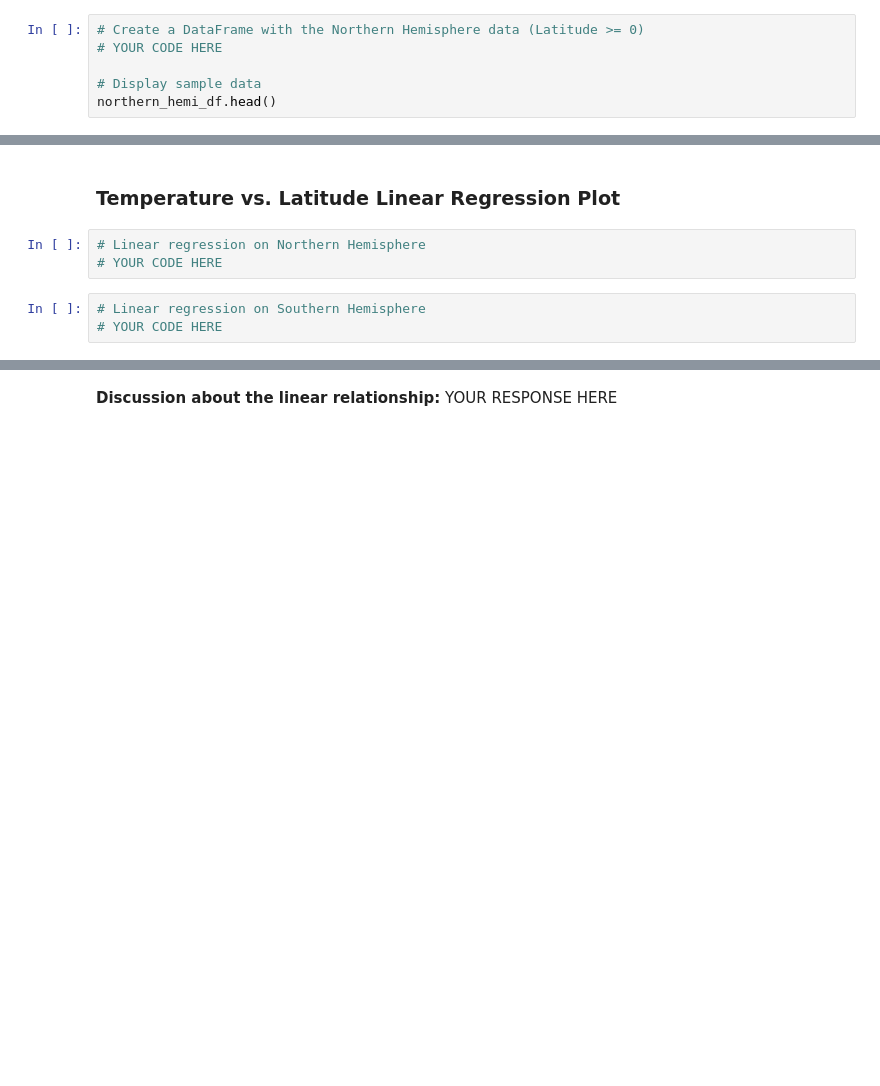
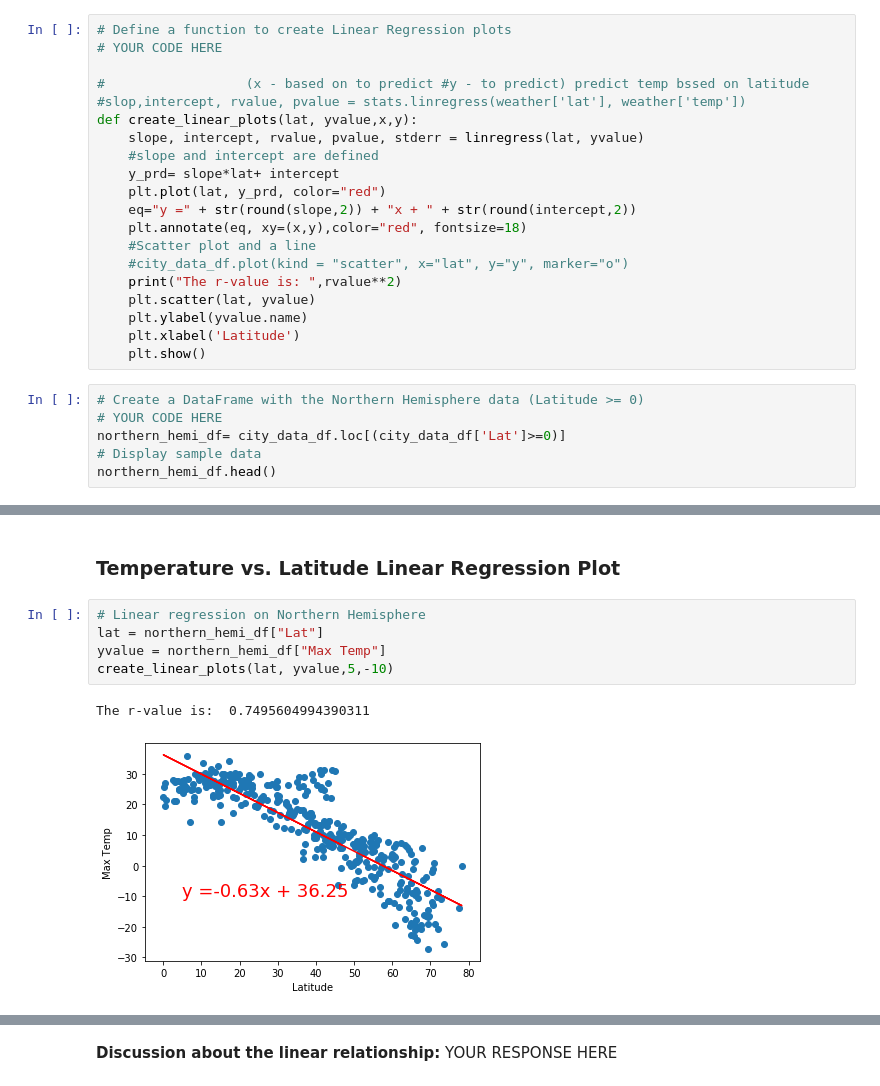
Before and after one commit to mukhran/Python_API, a Jupyter notebook: WeatherPy/WeatherPy.ipynb, the cells around one changed output, grey strips where cells are left out. Saved outputs shown, nothing was run; the diff lists cells and outputs as text; blank space fills up the shorter version.

```diff
--- a/WeatherPy/WeatherPy.ipynb
+++ b/WeatherPy/WeatherPy.ipynb
@@ -306,6 +285,26 @@ plt.show()
+# %%
+# Define a function to create Linear Regression plots
+# YOUR CODE HERE
+
+#                  (x - based on to predict #y - to predict) predict temp bssed on latitude
+#slop,intercept, rvalue, pvalue = stats.linregress(weather['lat'], weather['temp'])
+def create_linear_plots(lat, yvalue,x,y):
+    slope, intercept, rvalue, pvalue, stderr = linregress(lat, yvalue)
+    #slope and intercept are defined
+    y_prd= slope*lat+ intercept
+    plt.plot(lat, y_prd, color="red")
+    eq="y =" + str(round(slope,2)) + "x + " + str(round(intercept,2))
+    plt.annotate(eq, xy=(x,y),color="red", fontsize=18)
+    #Scatter plot and a line
+    #city_data_df.plot(kind = "scatter", x="lat", y="y", marker="o")
+    print("The r-value is: ",rvalue**2)
+    plt.scatter(lat, yvalue)
+    plt.ylabel(yvalue.name)
+    plt.xlabel('Latitude')
+    plt.show()
 # %%
 # Create a DataFrame with the Northern Hemisphere data (Latitude >= 0)
 # YOUR CODE HERE
-
+northern_hemi_df= city_data_df.loc[(city_data_df['Lat']>=0)]
 # Display sample data
 northern_hemi_df.head()
@@ -318,8 +333,10 @@ southern_hemi_df.head()
 # %% [markdown]
 ###  Temperature vs. Latitude Linear Regression Plot
-# %%
-# Linear regression on Northern Hemisphere
-# YOUR CODE HERE
-# %%
-# Linear regression on Southern Hemisphere
-# YOUR CODE HERE
+# %%
+# Linear regression on Northern Hemisphere
+lat = northern_hemi_df["Lat"]
+yvalue = northern_hemi_df["Max Temp"]
+create_linear_plots(lat, yvalue,5,-10)
+# %% [output]
+The r-value is:  0.7495604994390311
+[figure, added]
```
Also changed, not shown: parts of 26 cells of this notebook, 6 other files.
